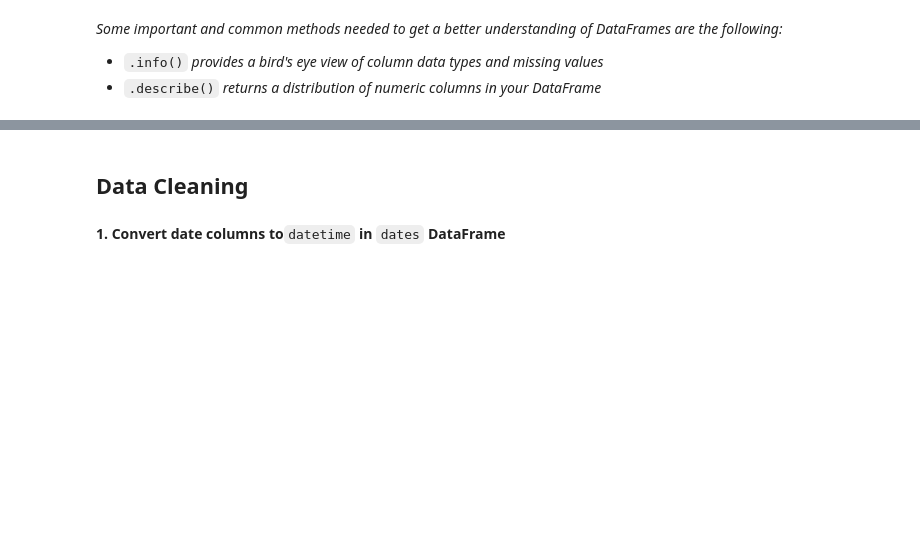
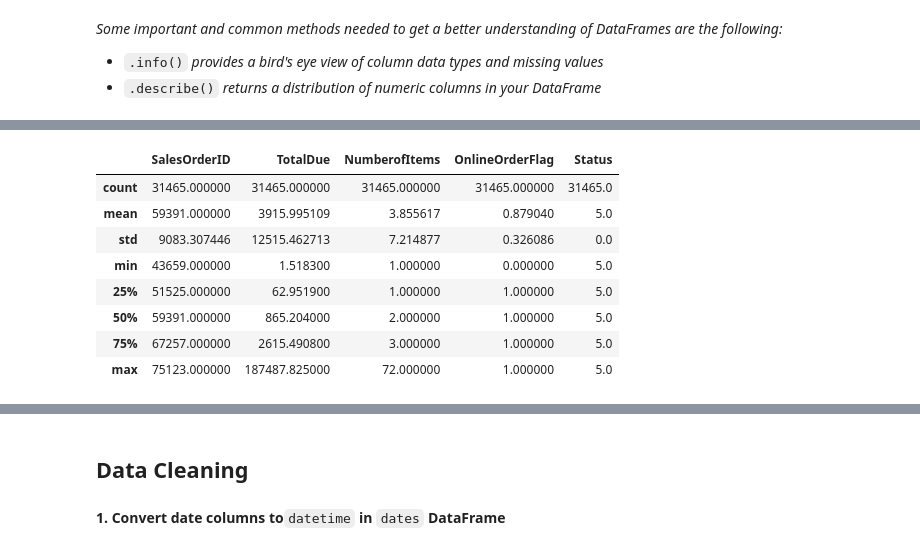
Before and after one commit to adelnehme/data-upskilling-learning-club-II, a Jupyter notebook: notebooks/data_upskilling_manipulating_data_python.ipynb, the cells around one changed output, grey strips where cells are left out. Drawn from its saved outputs; the diff is of its cells as text; code cells hidden in the pictures; blank space fills up the shorter version.

```diff
--- a/notebooks/data_upskilling_manipulating_data_python.ipynb
+++ b/notebooks/data_upskilling_manipulating_data_python.ipynb
@@ -52,4 +55,5 @@ data = pd.ExcelFile('https://github.com/adelnehme/data-upskilling-learning-club-
 # %%
 # Parse sales data
-
+sales = data.parse('sales')
 # Print the header of sales data
+sales.head(5)
@@ -75,4 +124,15 @@ data = pd.ExcelFile('https://github.com/adelnehme/data-upskilling-learning-club-
 # %%
 # Understand distribution of sales data
+sales.describe()
+# %% [output]
+|  | SalesOrderID | TotalDue | NumberofItems | OnlineOrderFlag | Status |
+| count | 31465.000000 | 31465.000000 | 31465.000000 | 31465.000000 | 31465.0 |
+| mean | 59391.000000 | 3915.995109 | 3.855617 | 0.879040 | 5.0 |
+| std | 9083.307446 | 12515.462713 | 7.214877 | 0.326086 | 0.0 |
+| min | 43659.000000 | 1.518300 | 1.000000 | 0.000000 | 5.0 |
+| 25% | 51525.000000 | 62.951900 | 1.000000 | 1.000000 | 5.0 |
+| 50% | 59391.000000 | 865.204000 | 2.000000 | 1.000000 | 5.0 |
+| 75% | 67257.000000 | 2615.490800 | 3.000000 | 1.000000 | 5.0 |
+| max | 75123.000000 | 187487.825000 | 72.000000 | 1.000000 | 5.0 |
 # %%
 # Understand column types of dates and missingness
```
Also changed, not shown: parts of 10 cells of this notebook.
